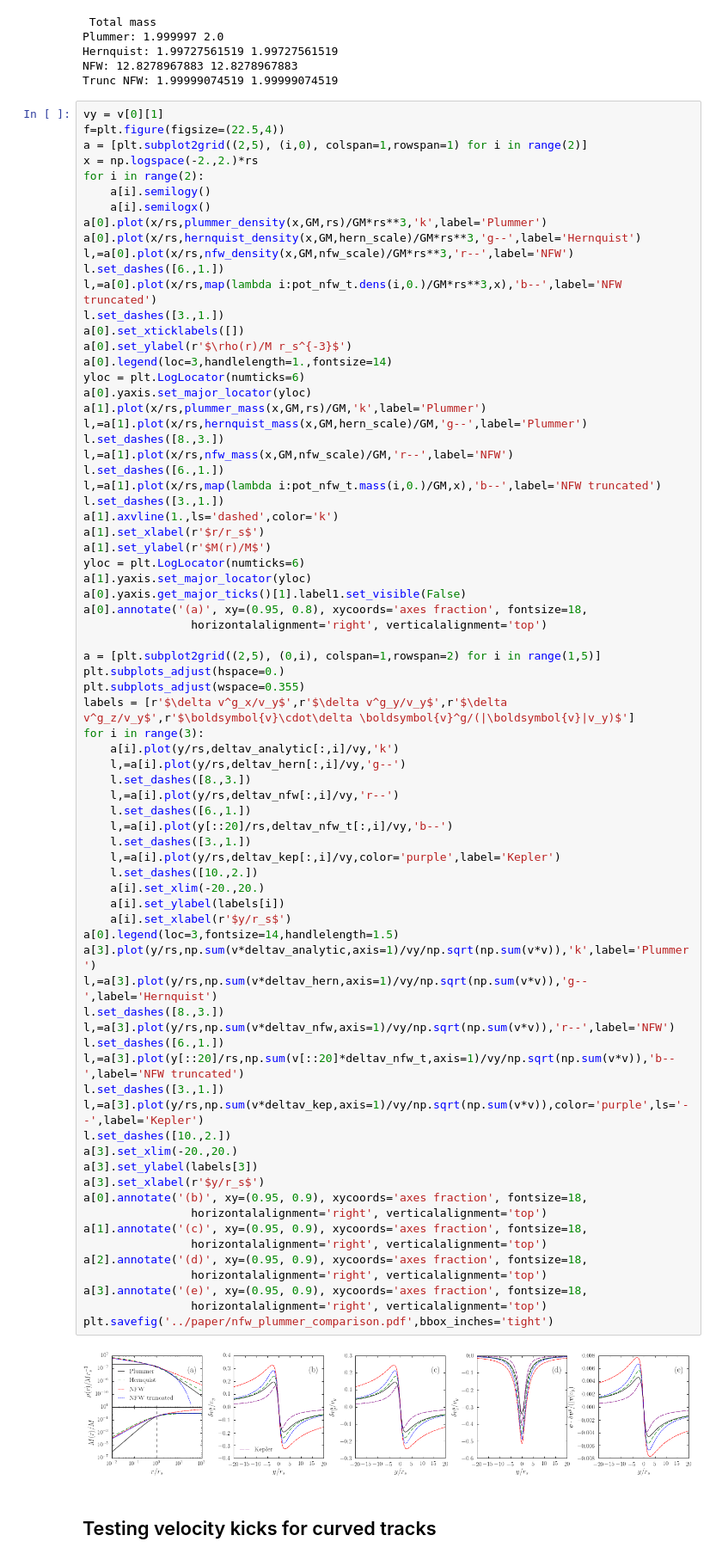
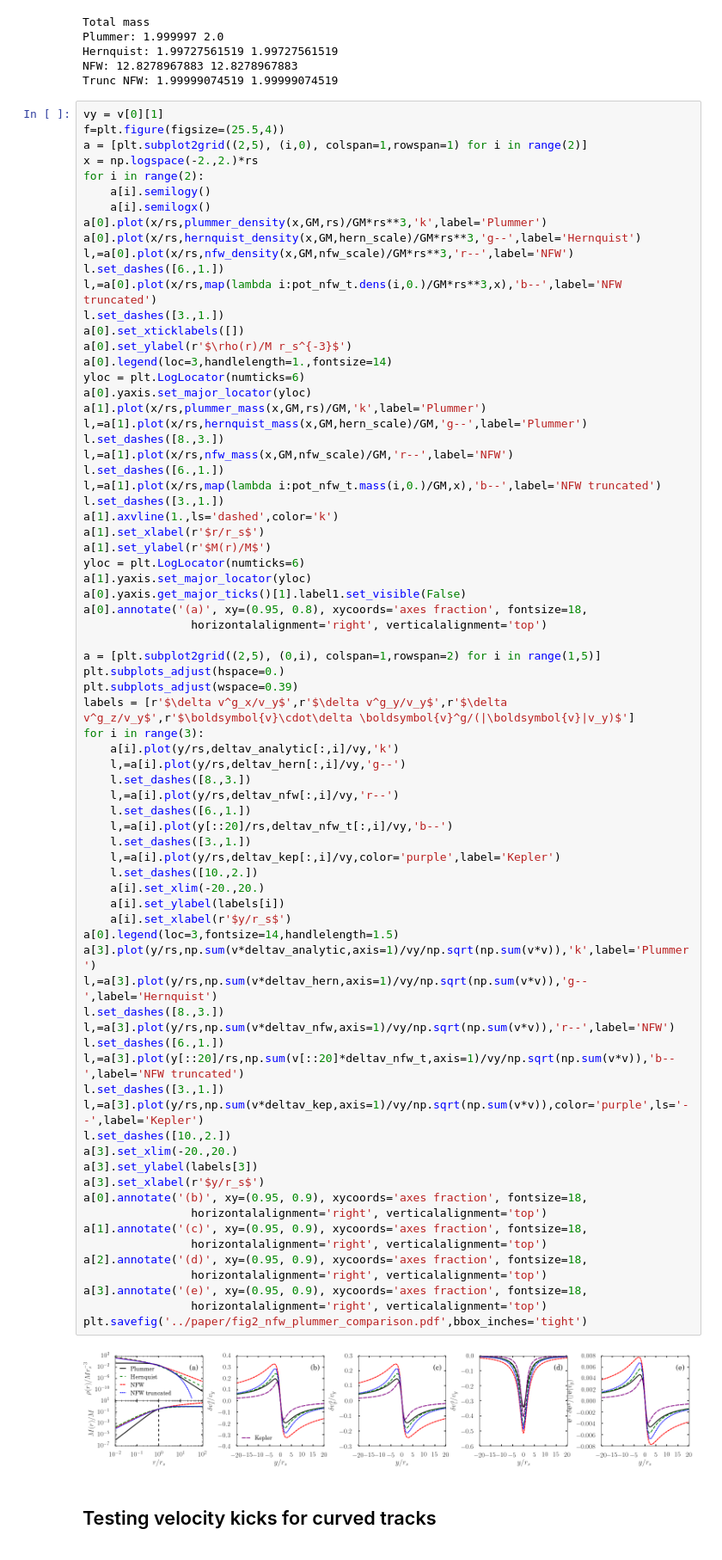
Before and after one commit to jobovy/streamgap-aa, a Jupyter notebook: py/StreamGapExample.ipynb, the cells around one changed output. Shown at 86% size. Cells and saved outputs as stored; diff of their text form.

```diff
--- a/py/StreamGapExample.ipynb
+++ b/py/StreamGapExample.ipynb
@@ -201,7 +205,7 @@ NFW: 12.8278967883 12.8278967883
 Trunc NFW: 1.99999074519 1.99999074519
 # %%
 vy = v[0][1]
-f=plt.figure(figsize=(22.5,4))
+f=plt.figure(figsize=(25.5,4))
 a = [plt.subplot2grid((2,5), (i,0), colspan=1,rowspan=1) for i in range(2)]
 x = np.logspace(-2.,2.)*rs
 for i in range(2):
@@ -236,7 +240,7 @@ a[0].annotate('(a)', xy=(0.95, 0.8), xycoords='axes fraction', fontsize=18,
 
 a = [plt.subplot2grid((2,5), (0,i), colspan=1,rowspan=2) for i in range(1,5)]
 plt.subplots_adjust(hspace=0.)
-plt.subplots_adjust(wspace=0.355)
+plt.subplots_adjust(wspace=0.39)
 labels = [r'$\delta v^g_x/v_y$',r'$\delta v^g_y/v_y$',r'$\delta v^g_z/v_y$',r'$\boldsymbol{v}\cdot\delta \boldsymbol{v}^g/(|\boldsymbol{v}|v_y)$']
 for i in range(3):
     a[i].plot(y/rs,deltav_analytic[:,i]/vy,'k')
@@ -246,35 +250,35 @@ for i in range(3):
     l.set_dashes([6.,1.])
     l,=a[i].plot(y[::20]/rs,deltav_nfw_t[:,i]/vy,'b--')
     l.set_dashes([3.,1.])
     l,=a[i].plot(y/rs,deltav_kep[:,i]/vy,color='purple',label='Kepler')
     l.set_dashes([10.,2.])
     a[i].set_xlim(-20.,20.)
     a[i].set_ylabel(labels[i])
     a[i].set_xlabel(r'$y/r_s$')
 a[0].legend(loc=3,fontsize=14,handlelength=1.5)
 a[3].plot(y/rs,np.sum(v*deltav_analytic,axis=1)/vy/np.sqrt(np.sum(v*v)),'k',label='Plummer')
 l,=a[3].plot(y/rs,np.sum(v*deltav_hern,axis=1)/vy/np.sqrt(np.sum(v*v)),'g--',label='Hernquist')
 l.set_dashes([8.,3.])
 l,=a[3].plot(y/rs,np.sum(v*deltav_nfw,axis=1)/vy/np.sqrt(np.sum(v*v)),'r--',label='NFW')
 l.set_dashes([6.,1.])
 l,=a[3].plot(y[::20]/rs,np.sum(v[::20]*deltav_nfw_t,axis=1)/vy/np.sqrt(np.sum(v*v)),'b--',label='NFW truncated')
 l.set_dashes([3.,1.])
 l,=a[3].plot(y/rs,np.sum(v*deltav_kep,axis=1)/vy/np.sqrt(np.sum(v*v)),color='purple',ls='--',label='Kepler')
 l.set_dashes([10.,2.])
 a[3].set_xlim(-20.,20.)
 a[3].set_ylabel(labels[3])
 a[3].set_xlabel(r'$y/r_s$')
 a[0].annotate('(b)', xy=(0.95, 0.9), xycoords='axes fraction', fontsize=18,
                 horizontalalignment='right', verticalalignment='top')
 a[1].annotate('(c)', xy=(0.95, 0.9), xycoords='axes fraction', fontsize=18,
                 horizontalalignment='right', verticalalignment='top')
 a[2].annotate('(d)', xy=(0.95, 0.9), xycoords='axes fraction', fontsize=18,
                 horizontalalignment='right', verticalalignment='top')
 a[3].annotate('(e)', xy=(0.95, 0.9), xycoords='axes fraction', fontsize=18,
                 horizontalalignment='right', verticalalignment='top')
-plt.savefig('../paper/nfw_plummer_comparison.pdf',bbox_inches='tight')
+plt.savefig('../paper/fig2_nfw_plummer_comparison.pdf',bbox_inches='tight')
 # %% [output]
-[figure, old version]
+[figure, new version]
 # %% [markdown]
 ## Testing velocity kicks for curved tracks
 # %% [markdown]
```
Also changed, not shown: parts of 11 cells of this notebook.
